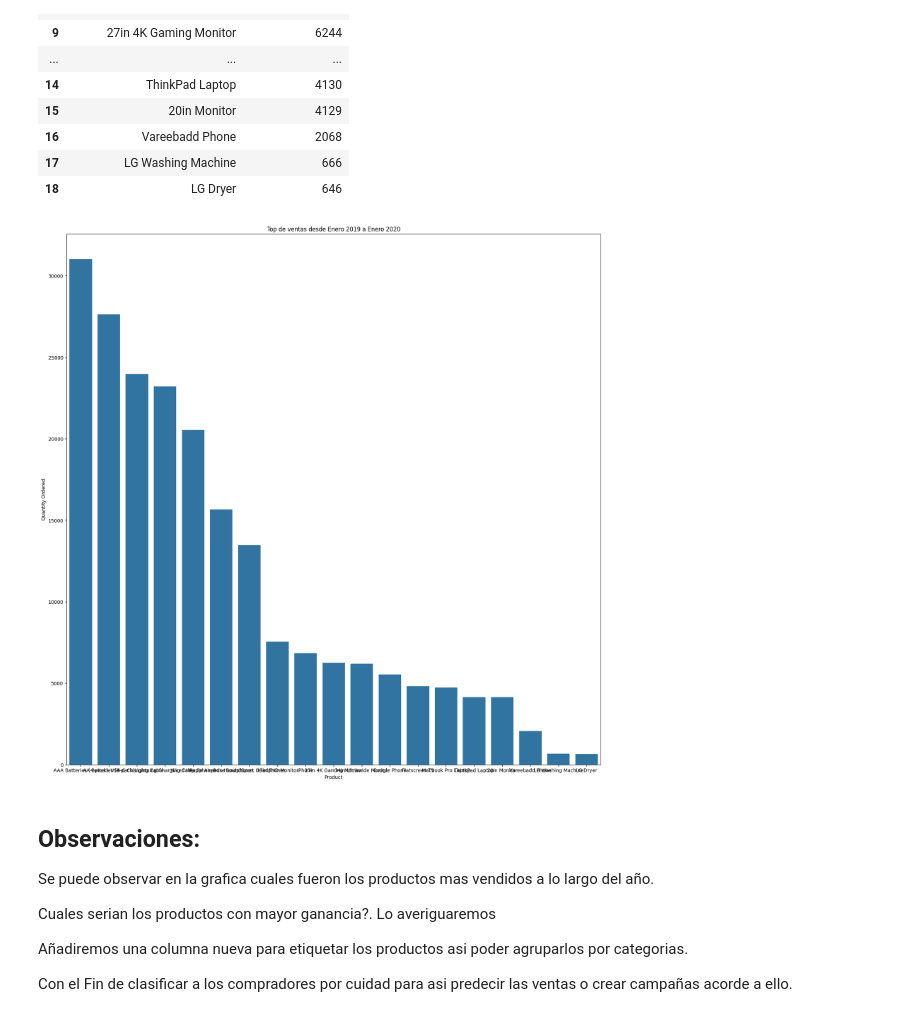
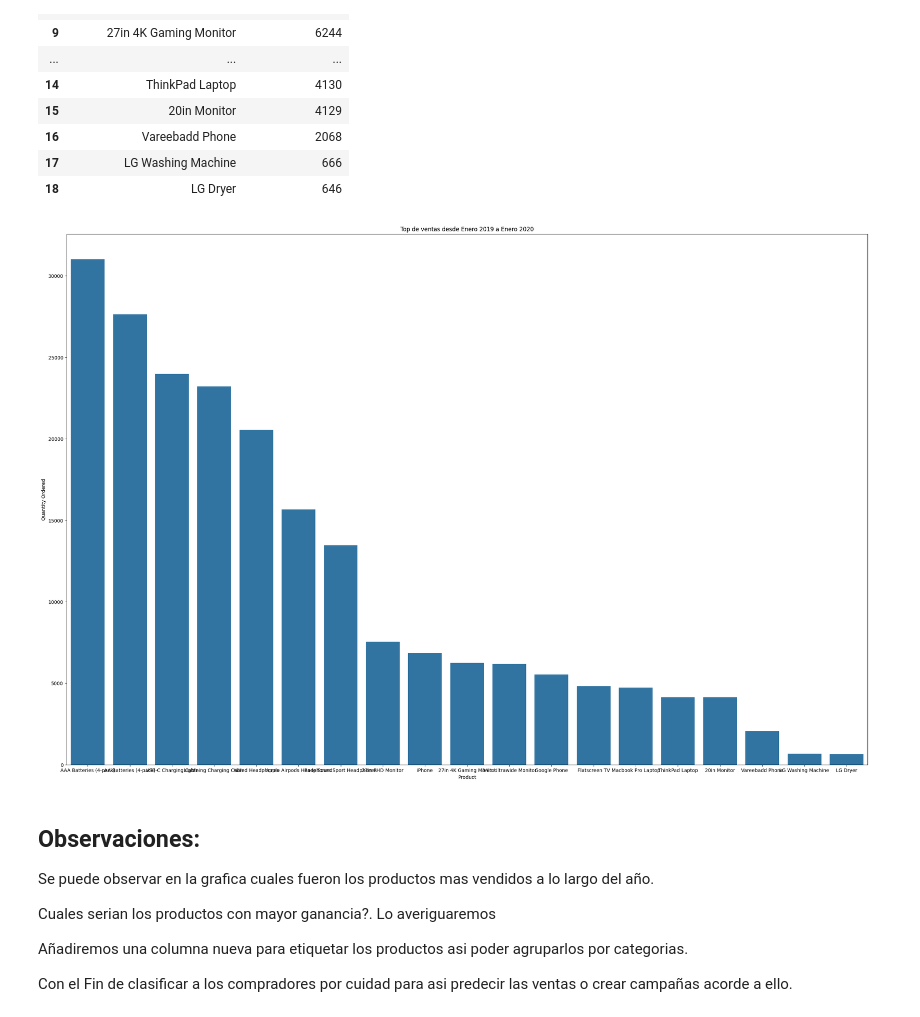
Before and after one commit to AlejoRam05/Bootcamp_Final_Project, a Jupyter notebook: salesData.ipynb, the cells around one changed output. Saved outputs shown, nothing was run; the diff lists cells and outputs as text; code cells hidden in the pictures.

```diff
--- a/salesData.ipynb
+++ b/salesData.ipynb
@@ -118,12 +155,12 @@ productos_ordenados
 | 17 | LG Washing Machine | 666 |
 | 18 | LG Dryer | 646 |
 # %%
-plt.figure(figsize=(20,20))
+plt.figure(figsize=(30,20))
 plt.title("Top de ventas desde Enero 2019 a Enero 2020")
 sns.barplot(data=productos_ordenados,x="Product",y="Quantity Ordered")
 plt.show()
 # %% [output]
-[figure, old version]
+[figure, new version]
 # %% [markdown]
 ## Observaciones:
 
```
Also changed, not shown: parts of 5 cells of this notebook.
